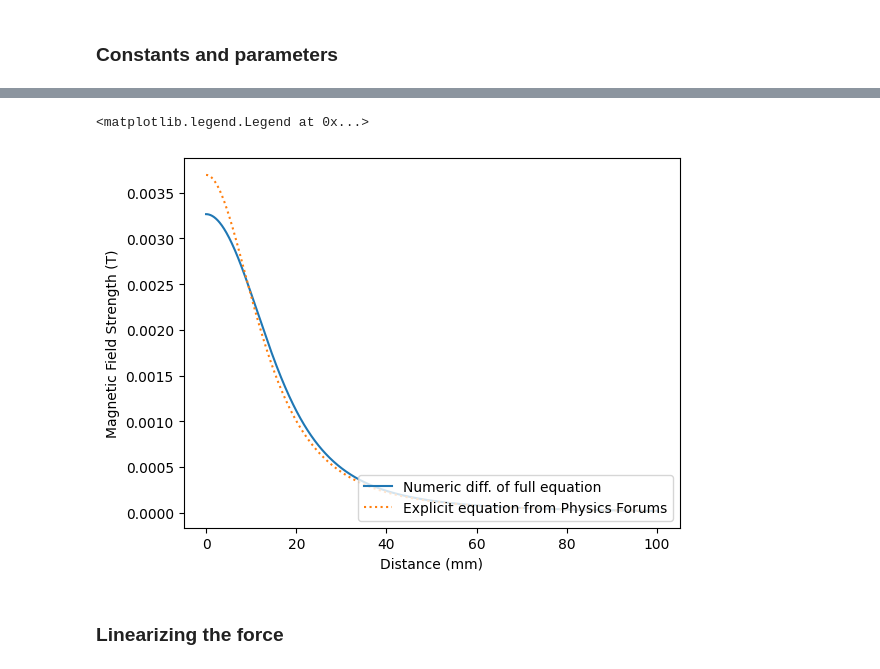
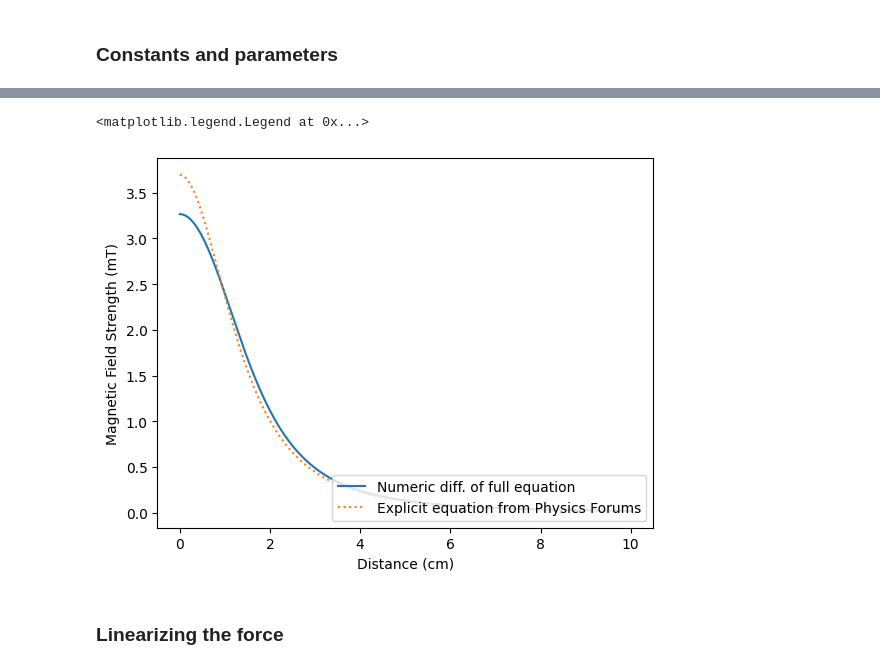
Before and after one commit to JohnnyMaBoi/Magnetic-Levitation, a Jupyter notebook: theoretical_force_equations/linearized_model_02_with_delay.ipynb, the cells around one changed output, grey strips where cells are left out. Saved outputs shown, nothing was run; the diff lists cells and outputs as text; code cells hidden in the pictures.

```diff
--- a/theoretical_force_equations/linearized_model_02_with_delay.ipynb
+++ b/theoretical_force_equations/linearized_model_02_with_delay.ipynb
@@ -18,7 +18,7 @@ R = 34 * units.millimeter / 2
 I_original = 1 * units.amp
 magnet_dipole = 0.0369 * 100 * units.amp * units.meter ** 2
 z_space = np.linspace(0 * units.mm, 100 * units.mm, 1000)
-m = 8.37 * units.gram
+m = (10 + 8.37) * units.gram
 g = 1 * units.standard_gravity
 res = 1 * units.ohm
 Fg = m * g
@@ -35,7 +35,7 @@ class AccurateModel:
         return B_z_axis
     @classmethod
     def get_F_z_axis(cls, z, I):
-        dz = 0.05 * units.mm
+        dz = 10 * units.mm
         zs = np.linspace(z - dz, z + dz, 2)
         B_z_axis = cls.get_B_z_axis(zs, I)
         dBdz = (B_z_axis[1] - B_z_axis[0]) / dz
@@ -47,38 +47,38 @@ class AccurateModel:
         for idx, z_val in enumerate(z):
             F_z_axis[idx] = cls.get_F_z_axis(z_val, I)
         return F_z_axis
     @classmethod
     def get_lorenz_force(cls, z, dzdt):
         Fl = N * -9 * mu_0 ** 2 * magnet_dipole ** 2 * R ** 4 * z ** 2 * dzdt / (4 * res * (R ** 2 + z ** 2) ** 5)
         return Fl
     @classmethod
     def get_gravity_force(cls):
         Fg = m * g
         return Fg
 
 class ShortSolenoidModel:
     @classmethod
     def get_B_z_axis(cls, z, I):
         B_short_solenoid_eq = mu_0 * I * N * R ** 2 / (2 * (R ** 2 + z ** 2) ** (3 / 2)) # From wikipedia: https://en.wikipedia.org/wiki/Solenoid#Short_solenoid_estimate
         return B_short_solenoid_eq
     @classmethod
     def get_F_z_axis(cls, z, I):
         F_short_solenoid_eq = -3 * mu_0 * R ** 2 * N * I * z / (2 * (R ** 2 + z ** 2) ** (5 / 2)) * magnet_dipole # From: https://www.physicsforums.com/insights/how-to-model-a-magnet-falling-through-a-conducting-pipe/
         return F_short_solenoid_eq
 
 B_z_axis = AccurateModel.get_B_z_axis(z_space, I_original)
 F_z_axis = AccurateModel.get_F_z_axis_as_vector(z_space, I_original)
 B_short_solenoid_eq = ShortSolenoidModel.get_B_z_axis(z_space, I_original)
 F_short_solenoid_eq = ShortSolenoidModel.get_F_z_axis(z_space, I_original)
 
-plt.plot(z_space.to(units.mm), B_z_axis.to(units.tesla), label = "Numeric diff. of full equation")
-plt.plot(z_space.to(units.mm), B_short_solenoid_eq.to(units.tesla), linestyle = "dotted", label = "Explicit equation from Physics Forums")
-plt.xlabel("Distance (mm)")
-plt.ylabel("Magnetic Field Strength (T)")
+plt.plot(z_space.to(units.cm), B_z_axis.to(units.millitesla), label = "Numeric diff. of full equation")
+plt.plot(z_space.to(units.cm), B_short_solenoid_eq.to(units.millitesla), linestyle = "dotted", label = "Explicit equation from Physics Forums")
+plt.xlabel("Distance (cm)")
+plt.ylabel("Magnetic Field Strength (mT)")
 plt.legend(loc = "lower right")
 # %% [output]
 <matplotlib.legend.Legend at 0x...>
-[figure, old version]
+[figure, new version]
 # %% [markdown]
 ### Linearizing the force
 # %%
```
Also changed, not shown: parts of 6 cells of this notebook, 4 other files.
